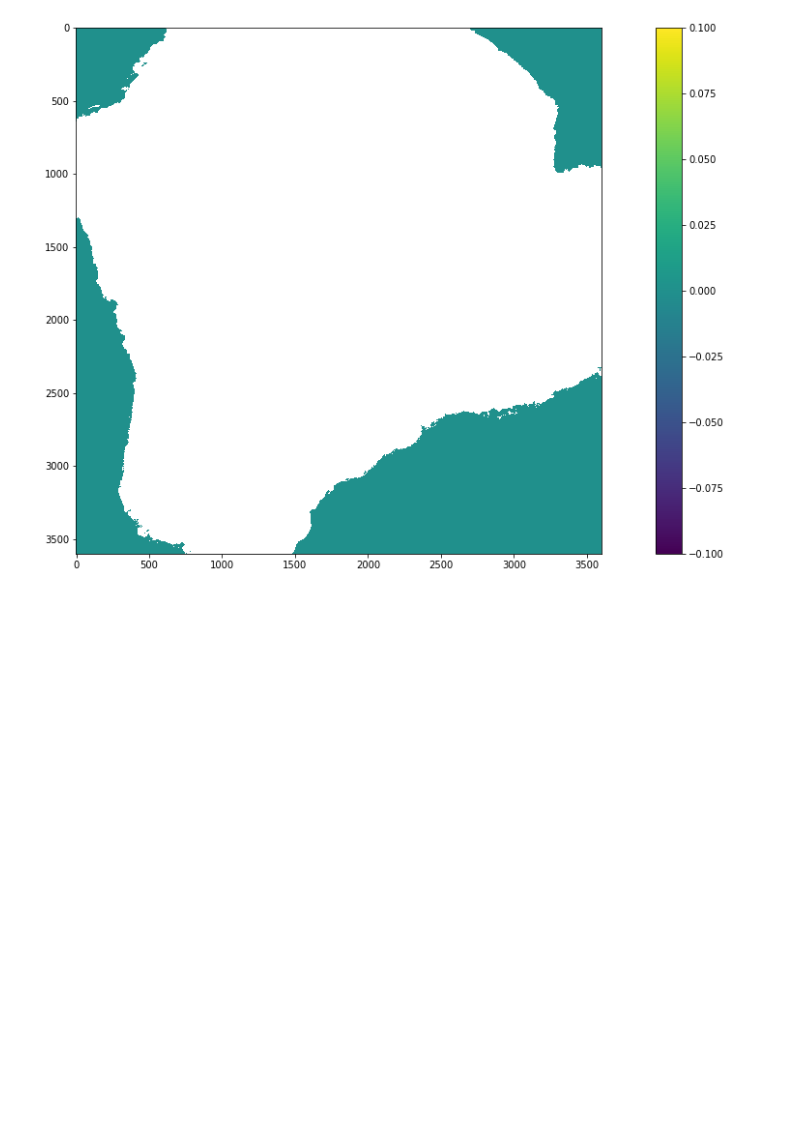
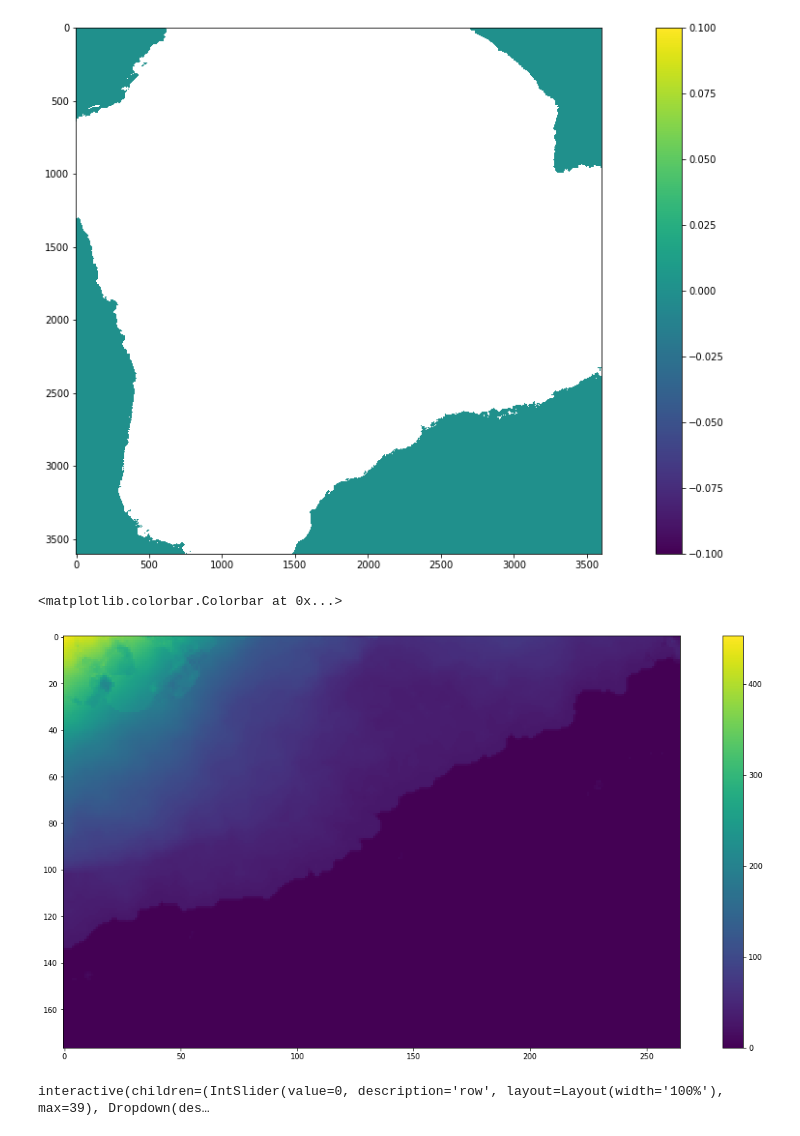
Before and after one commit to Kelvinrr/Notebooks, a Jupyter notebook: thermal_playground.ipynb, the cells around one changed output. Saved outputs shown, nothing was run; the diff lists cells and outputs as text; code cells hidden in the pictures; blank space fills up the shorter version.

```diff
--- a/thermal_playground.ipynb
+++ b/thermal_playground.ipynb
@@ -898,3 +901,13 @@ plt.colorbar()
 plt.show()
 # %% [output]
 [figure]
+# %%
+random_ocean = [19.3476, -155.0799, 19.2982, -155.0064]
+water_level = crop(test, random_ocean)
+arr = water_level.read_array()
+# %%
+plt.imshow(arr, cmap='viridis')
+plt.colorbar()
+# %% [output]
+<matplotlib.colorbar.Colorbar at 0x...>
+[figure, added]
@@ -900,0 +918,4 @@ plt.show()
+# %%
+dfshow(temp_test, cmap='viridis')
+# %% [output]
+interactive(children=(IntSlider(value=0, description='row', layout=Layout(width='100%'), max=39), Dropdown(des…
```
Also changed, not shown: parts of 5 cells of this notebook, 1 other file.
